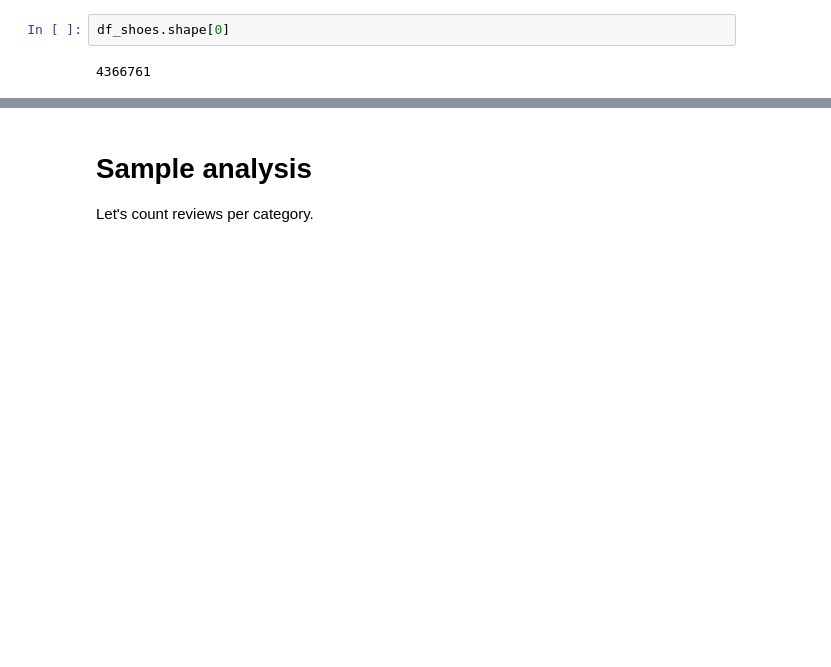
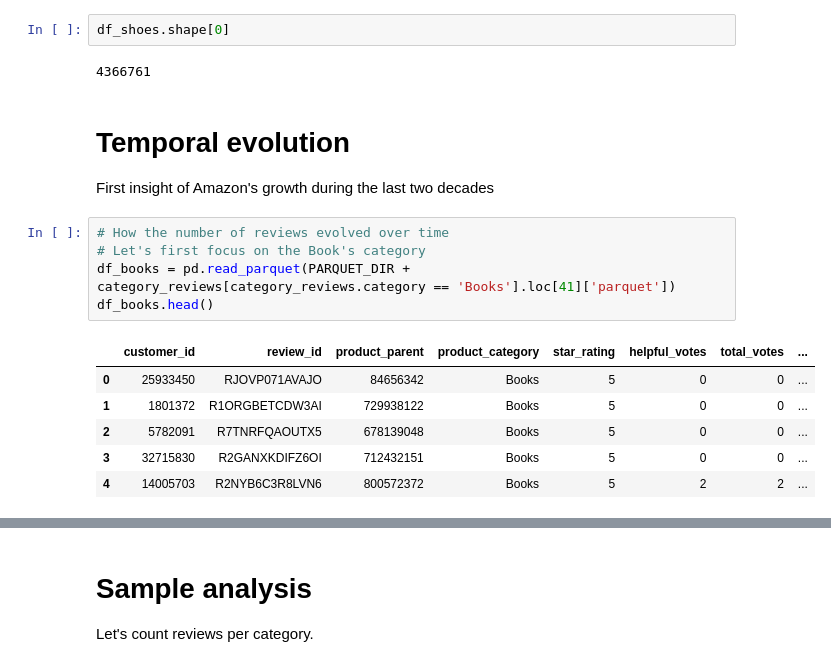
Before and after one commit to pjuda/ada-project, a Jupyter notebook: amazon-reviews.ipynb, the cells around one changed output, grey strips where cells are left out. Saved outputs shown, nothing was run; the diff lists cells and outputs as text; blank space fills up the shorter version.

```diff
--- a/amazon-reviews.ipynb
+++ b/amazon-reviews.ipynb
@@ -65,3 +70,19 @@ df_shoes.head()
 df_shoes.shape[0]
 # %% [output]
 4366761
+# %% [markdown]
+# Temporal evolution
+
+First insight of Amazon's growth during the last two decades
+# %%
+# How the number of reviews evolved over time
+# Let's first focus on the Book's category
+df_books = pd.read_parquet(PARQUET_DIR + category_reviews[category_reviews.category == 'Books'].loc[41]['parquet'])
+df_books.head()
+# %% [output]
+|  | customer_id | review_id | product_parent | product_category | star_rating | helpful_votes | total_votes | ... |
+| 0 | 25933450 | RJOVP071AVAJO | 84656342 | Books | 5 | 0 | 0 | ... |
+| 1 | 1801372 | R1ORGBETCDW3AI | 729938122 | Books | 5 | 0 | 0 | ... |
+| 2 | 5782091 | R7TNRFQAOUTX5 | 678139048 | Books | 5 | 0 | 0 | ... |
+| 3 | 32715830 | R2GANXKDIFZ6OI | 712432151 | Books | 5 | 0 | 0 | ... |
+| 4 | 14005703 | R2NYB6C3R8LVN6 | 800572372 | Books | 5 | 2 | 2 | ... |
```
Also changed, not shown: parts of 3 cells of this notebook.
